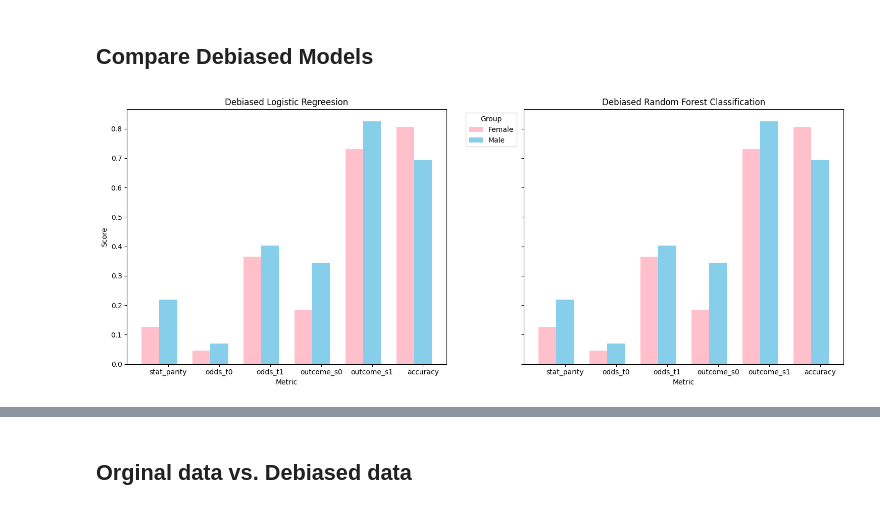
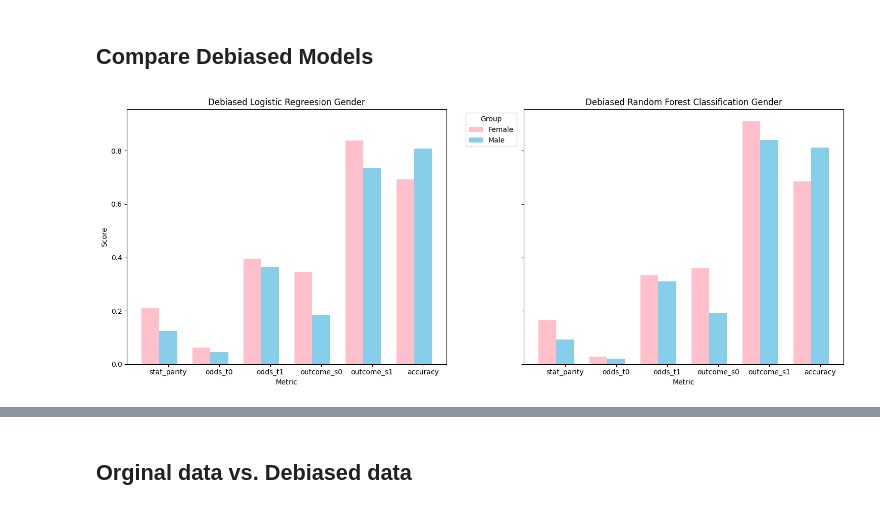
Before and after one commit to Xannadoo/Algorithmic_Fairness_Mandatories, a Jupyter notebook: Exam/Predicting_students_dropout.ipynb, the cells around one changed output, grey strips where cells are left out. Drawn from its saved outputs; the diff is of its cells as text; code cells hidden in the pictures.

```diff
--- a/Exam/Predicting_students_dropout.ipynb
+++ b/Exam/Predicting_students_dropout.ipynb
@@ -680,14 +654,13 @@ def plot_scores_and_group(df, title=None):
   plt.tight_layout()
   plt.show()
 
-def plot_scores_and_group_compare(df1, df2, titles=None, color_palette=None):
+def plot_scores_and_group_compare(df1, df2, titles=None, color_palette=None, bar_width=0.35):
     # Plotting
-    fig, axes = plt.subplots(1, 2, figsize=(15, 6), sharey=True)  # Create subplots side by side
+    fig, axes = plt.subplots(1, 2, figsize=(15, 6), sharey=True)  # Create subplots side by side ####################
 
     # Iterate over DataFrames
     for i, (ax, df) in enumerate(zip(axes, [df1, df2])):
         metrics = df['metric'].unique()
-        bar_width = 0.35
         index = range(len(metrics))
 
         if not color_palette:
@@ -1012,13 +993,17 @@ plot_scores_and_group_compare(log_metric_df, RF_metric_df, titles=['Logistic Reg
 # %% [markdown]
 ## Logistic Regression (White-box Model)
 # %%
-logreg_preds = cross_validator(logreg, features, labels, protected_cols, debias=True) # TODO: should we use the whole dataset instead of just training? This also apply to the section Baseline Model and...
+logreg_preds = cross_validator(logreg, features, labels, protected_cols, debias=True)
 
 print(classification_report(labels, logreg_preds))
-log_metric_score = metric_scores(y_test=labels, y_pred=logreg_preds, group_test=groups['Gender'])
-debiased_log_metric_df = metric_df(log_metric_score, group_names=["Female", "Male"], names=metric_names)
+gender_log_metric_score = metric_scores(y_test=labels, y_pred=logreg_preds, group_test=groups['Gender'])
+gender_debiased_log_metric_df = metric_df(gender_log_metric_score, group_names=["Female", "Male"], names=metric_names)
 
-debiased_log_metric_df
+mother_occupation_log_metric_score = metric_scores(y_test=labels, y_pred=logreg_preds, group_test=groups["Mother's occupation"])
+mother_occupation_debiased_log_metric_df = metric_df(mother_occupation_log_metric_score, group_names=["0", "1", "2", "3", "4", "5"], names=metric_names)
+
+father_occupation_log_metric_score = metric_scores(y_test=labels, y_pred=logreg_preds, group_test=groups["Father's occupation"])
+father_occupation_debiased_log_metric_df = metric_df(father_occupation_log_metric_score, group_names=["0", "1", "2", "3", "4", "5"], names=metric_names)
 # %% [output]
               precision    recall  f1-score   support
 
@@ -1049,10 +1021,14 @@ RFclf_preds = cross_validator(RFclf, features, labels, protected_cols, debias=Tr
 
 print(classification_report(labels, RFclf_preds))
 RF_metric_score = metric_scores(y_test=labels, y_pred=RFclf_preds, group_test=groups['Gender'])
-debiased_RF_metric_df = metric_df(log_metric_score, group_names=["Female", "Male"], names=metric_names)
+gender_debiased_RF_metric_df = metric_df(RF_metric_score, group_names=["Female", "Male"], names=metric_names)
 
 
-debiased_RF_metric_df
+mother_occupation_rf_metric_score = metric_scores(y_test=labels, y_pred = RFclf_preds, group_test=groups["Mother's occupation"])
+mother_occupation_debiased_rf_metric_df = metric_df(mother_occupation_rf_metric_score, group_names=["0", "1","2", "3", "4", "5"], names=metric_names)
+
+father_occupation_rf_metric_score = metric_scores(y_test=labels, y_pred = RFclf_preds, group_test=groups["Father's occupation"])
+father_occupation_debiased_rf_metric_df = metric_df(father_occupation_rf_metric_score, group_names=["0", "1","2", "3", "4", "5"], names=metric_names)
 # %% [output]
               precision    recall  f1-score   support
 
@@ -1078,6 +1041,6 @@ weighted avg       0.80      0.77      0.73      4424
 # %% [markdown]
 ## Compare Debiased Models
 # %%
-plot_scores_and_group_compare(debiased_log_metric_df, debiased_RF_metric_df, titles=["Debiased Logistic Regreesion", "Debiased Random Forest Classification"], color_palette=['pink', 'skyblue'])
+plot_scores_and_group_compare(gender_debiased_log_metric_df, gender_debiased_RF_metric_df, titles=["Debiased Logistic Regreesion Gender", "Debiased Random Forest Classification Gender"], color_palette=['pink', 'skyblue'])
 # %% [output]
-[figure, old version]
+[figure, new version]
```
Also changed, not shown: parts of 62 cells of this notebook.
